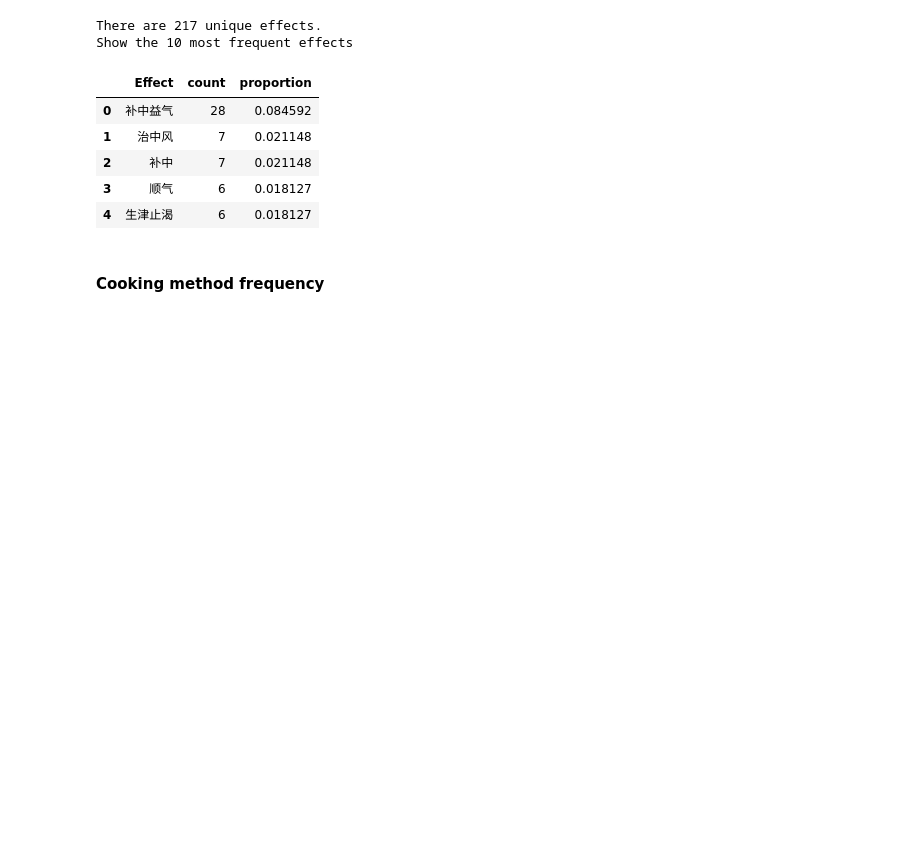
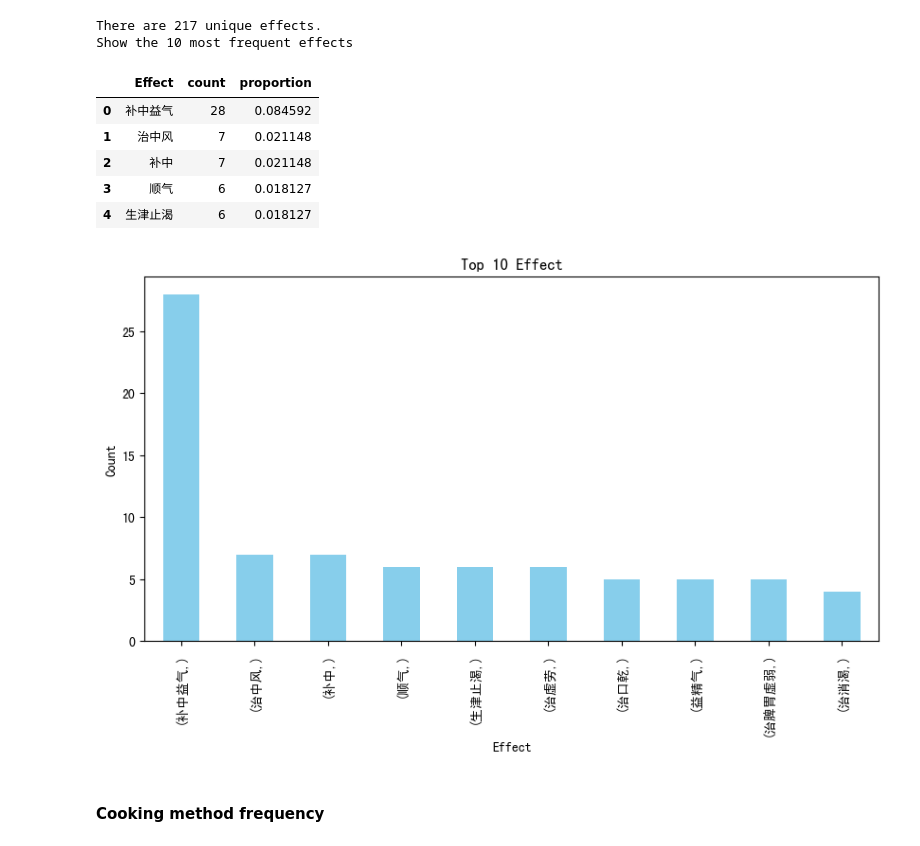
Before and after one commit to changchuntzu0618/DH405-CookingBook, a Jupyter notebook: data_analysis_jessica.ipynb, the cells around one changed output. Drawn from its saved outputs; the diff is of its cells as text; code cells hidden in the pictures; blank space fills up the shorter version.

Commit message:
add plot

```diff
--- a/data_analysis_jessica.ipynb
+++ b/data_analysis_jessica.ipynb
@@ -92,13 +93,17 @@ unique_methods_df=pd.read_csv(os.path.join(unique_categorize_path,'unique_method
 ### Data analysis
 - effect frequency
 - cooking method frequency
+# %%
+# Setting chinese font for matplotlib
+plt.rcParams['font.family'] = ['sans-serif']
+plt.rcParams['font.sans-serif'] = ['SimHei']
 # %% [markdown]
 #### Effect frequency
 # %%
 unique_effect=unique_effect_df['Effect'].tolist()
 print('There are {} unique effects.'.format(len(unique_effect)))
 
-effect_count=effect_df.value_counts(subset=['Effect']).reset_index()
+effect_count=effect_df.value_counts(subset=['Effect'])#reset_index()
 effect_propotion=effect_df.value_counts(subset=['Effect'], normalize=True).reset_index()
 effect_frequncy=pd.merge(effect_count,effect_propotion,on='Effect')
 print('Show the 10 most frequent effects')
@@ -112,6 +117,16 @@ Show the 10 most frequent effects
 | 2 | 补中 | 7 | 0.021148 |
 | 3 | 顺气 | 6 | 0.018127 |
 | 4 | 生津止渴 | 6 | 0.018127 |
+# %%
+# bar chart "top 10 most frequent effect"
+plt.figure(figsize=(10, 5))
+effect_count.head(10).plot(kind='bar', color='skyblue')
+plt.title('Top 10 Effect')
+plt.xlabel('Effect')
+plt.ylabel('Count')
+plt.show()
+# %% [output]
+[figure, added]
 # %% [markdown]
 #### Cooking method frequency
 # %%
```
Also changed, not shown: parts of 3 cells of this notebook.
